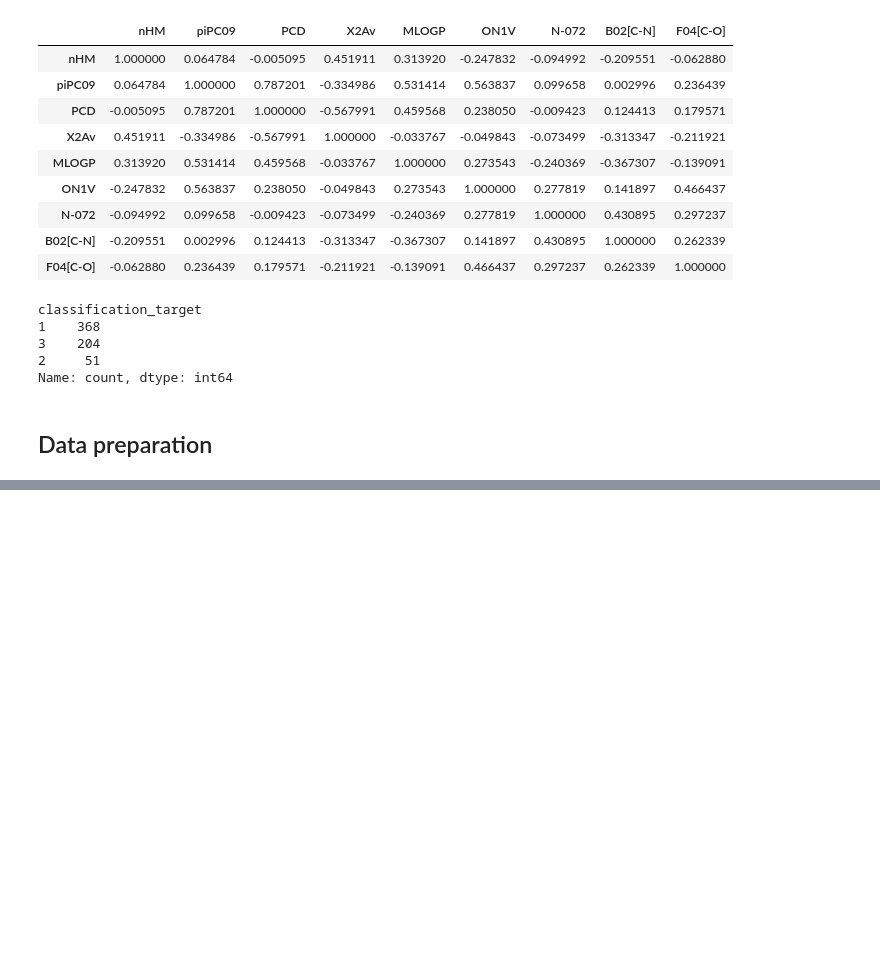
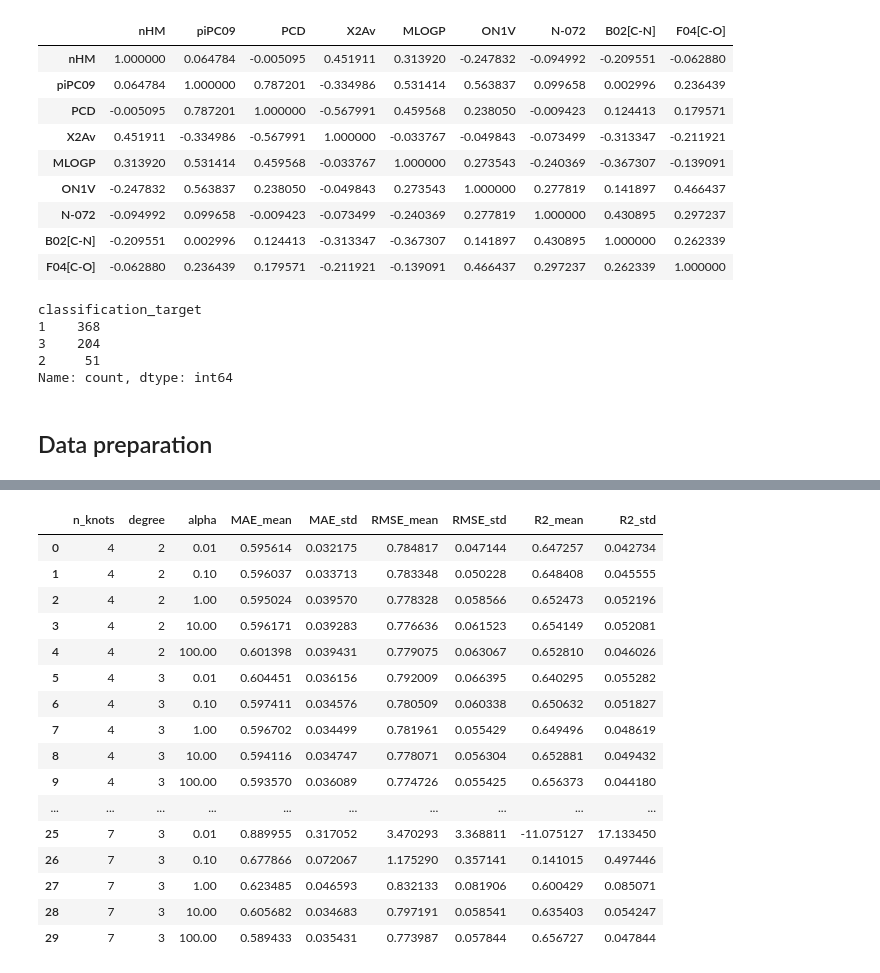
Before and after one commit to nnvero/KSE_ML_for_bioinformatics, a Jupyter notebook: practicals/week3/P3.ipynb, the cells around one changed output, grey strips where cells are left out. Cells and saved outputs as stored; diff of their text form; code cells hidden in the pictures; blank space fills up the shorter version.

```diff
--- a/practicals/week3/P3.ipynb
+++ b/practicals/week3/P3.ipynb
@@ -173,21 +173,3 @@ classification_target
 Name: count, dtype: int64
 # %% [markdown]
 ## Data preparation
-# %%
-# define 5-fold split
-from sklearn.model_selection import KFold
-
-cv_reg = KFold(
-    n_splits=5,
-    shuffle=True,
-    random_state=RANDOM_STATE
-)
-
-folds = list(cv_reg.split(X_train))
-
-for fold, (train_idx, val_idx) in enumerate(folds, start=1):
-    print(
-        f"Fold {fold}: "
-        f"train={len(train_idx)}, "
-        f"validation={len(val_idx)}"
-    )
@@ -300,0 +484,30 @@ display(results_linear[["MAE", "RMSE", "R2"]].agg(["mean", "std"]))
+# %%
+spline_tuning_results = evaluate_spline_ridge_configs(
+    X_train,
+    y_reg,
+    cv_reg,
+
+    n_knots_values=[4, 5, 7],
+    degree_values=[2, 3],
+    alpha_values=[0.01, 0.1, 1, 10, 100]
+)
+
+display(spline_tuning_results)
+# %% [output]
+|  | n_knots | degree | alpha | MAE_mean | MAE_std | RMSE_mean | RMSE_std | R2_mean | R2_std |
+| 0 | 4 | 2 | 0.01 | 0.595614 | 0.032175 | 0.784817 | 0.047144 | 0.647257 | 0.042734 |
+| 1 | 4 | 2 | 0.10 | 0.596037 | 0.033713 | 0.783348 | 0.050228 | 0.648408 | 0.045555 |
+| 2 | 4 | 2 | 1.00 | 0.595024 | 0.039570 | 0.778328 | 0.058566 | 0.652473 | 0.052196 |
+| 3 | 4 | 2 | 10.00 | 0.596171 | 0.039283 | 0.776636 | 0.061523 | 0.654149 | 0.052081 |
+| 4 | 4 | 2 | 100.00 | 0.601398 | 0.039431 | 0.779075 | 0.063067 | 0.652810 | 0.046026 |
+| 5 | 4 | 3 | 0.01 | 0.604451 | 0.036156 | 0.792009 | 0.066395 | 0.640295 | 0.055282 |
+| 6 | 4 | 3 | 0.10 | 0.597411 | 0.034576 | 0.780509 | 0.060338 | 0.650632 | 0.051827 |
+| 7 | 4 | 3 | 1.00 | 0.596702 | 0.034499 | 0.781961 | 0.055429 | 0.649496 | 0.048619 |
+| 8 | 4 | 3 | 10.00 | 0.594116 | 0.034747 | 0.778071 | 0.056304 | 0.652881 | 0.049432 |
+| 9 | 4 | 3 | 100.00 | 0.593570 | 0.036089 | 0.774726 | 0.055425 | 0.656373 | 0.044180 |
+| ... | ... | ... | ... | ... | ... | ... | ... | ... | ... |
+| 25 | 7 | 3 | 0.01 | 0.889955 | 0.317052 | 3.470293 | 3.368811 | -11.075127 | 17.133450 |
+| 26 | 7 | 3 | 0.10 | 0.677866 | 0.072067 | 1.175290 | 0.357141 | 0.141015 | 0.497446 |
+| 27 | 7 | 3 | 1.00 | 0.623485 | 0.046593 | 0.832133 | 0.081906 | 0.600429 | 0.085071 |
+| 28 | 7 | 3 | 10.00 | 0.605682 | 0.034683 | 0.797191 | 0.058541 | 0.635403 | 0.054247 |
+| 29 | 7 | 3 | 100.00 | 0.589433 | 0.035431 | 0.773987 | 0.057844 | 0.656727 | 0.047844 |
```
Also changed, not shown: parts of 29 cells of this notebook, 1 other file.
